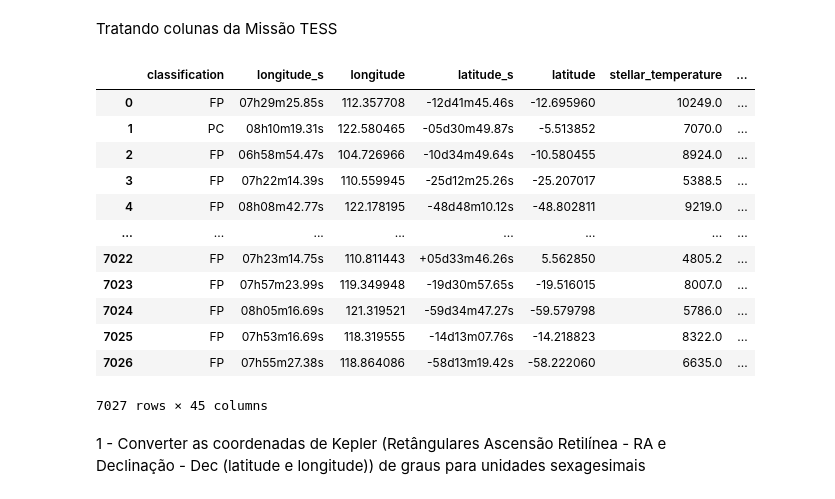
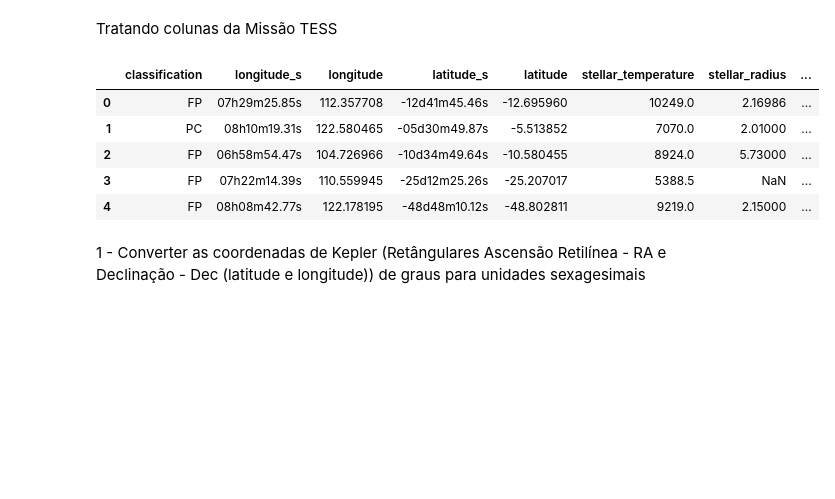
Before and after one commit to jnnastti/EstelarClass, a Jupyter notebook: EstelarClass.ipynb, the cells around one changed output. Saved outputs shown, nothing was run; the diff lists cells and outputs as text; code cells hidden in the pictures; blank space fills up the shorter version.

```diff
--- a/EstelarClass.ipynb
+++ b/EstelarClass.ipynb
@@ -128,49 +114,42 @@ tess_columns = [
     'st_dist',
     'st_logg',
     'pl_orbper',
-    'pl_trandurh',
+   # 'pl_trandurh',
     'pl_trandep',
     'pl_insol'
 ]
 
 tess_data = tess[tess_columns].copy()
 
 tess_columns_name = {
     'tfopwg_disp': 'classification',
     'rastr' : 'longitude_s',
     'ra' : 'longitude',
     'decstr' : 'latitude_s',
     'dec' : 'latitude',
     'st_teff' : 'stellar_temperature',
     'st_rad' : 'stellar_radius',
     'pl_rade' : 'planet_radius',
     'pl_eqt' : 'eq_temperature',
     'st_dist' : 'distance',
     'st_logg' : 'stellar_sur_gravity',
     'pl_orbper' : 'orbital_period',
-    'pl_trandurh' : 'duration',
+   # 'pl_trandurh' : 'duration',
     'pl_trandep' : 'depth',
     'pl_insol' : 'insol_flux'
 }
 
 tess_data.rename(columns=tess_columns_name, inplace=True)
 
 
-tess_data
+tess_data.head(5)
 # %% [output]
-|  | classification | longitude_s | longitude | latitude_s | latitude | stellar_temperature | ... |
-| 0 | FP | 07h29m25.85s | 112.357708 | -12d41m45.46s | -12.695960 | 10249.0 | ... |
-| 1 | PC | 08h10m19.31s | 122.580465 | -05d30m49.87s | -5.513852 | 7070.0 | ... |
-| 2 | FP | 06h58m54.47s | 104.726966 | -10d34m49.64s | -10.580455 | 8924.0 | ... |
-| 3 | FP | 07h22m14.39s | 110.559945 | -25d12m25.26s | -25.207017 | 5388.5 | ... |
-| 4 | FP | 08h08m42.77s | 122.178195 | -48d48m10.12s | -48.802811 | 9219.0 | ... |
-| ... | ... | ... | ... | ... | ... | ... | ... |
-| 7022 | FP | 07h23m14.75s | 110.811443 | +05d33m46.26s | 5.562850 | 4805.2 | ... |
-| 7023 | FP | 07h57m23.99s | 119.349948 | -19d30m57.65s | -19.516015 | 8007.0 | ... |
-| 7024 | FP | 08h05m16.69s | 121.319521 | -59d34m47.27s | -59.579798 | 5786.0 | ... |
-| 7025 | FP | 07h53m16.69s | 118.319555 | -14d13m07.76s | -14.218823 | 8322.0 | ... |
-| 7026 | FP | 07h55m27.38s | 118.864086 | -58d13m19.42s | -58.222060 | 6635.0 | ... |
+|  | classification | longitude_s | longitude | latitude_s | latitude | stellar_temperature | stellar_radius | ... |
+| 0 | FP | 07h29m25.85s | 112.357708 | -12d41m45.46s | -12.695960 | 10249.0 | 2.16986 | ... |
+| 1 | PC | 08h10m19.31s | 122.580465 | -05d30m49.87s | -5.513852 | 7070.0 | 2.01000 | ... |
+| 2 | FP | 06h58m54.47s | 104.726966 | -10d34m49.64s | -10.580455 | 8924.0 | 5.73000 | ... |
+| 3 | FP | 07h22m14.39s | 110.559945 | -25d12m25.26s | -25.207017 | 5388.5 | NaN | ... |
+| 4 | FP | 08h08m42.77s | 122.178195 | -48d48m10.12s | -48.802811 | 9219.0 | 2.15000 | ... |
-7027 rows × 45 columns
 # %% [markdown]
 1 - Converter as coordenadas de Kepler (Retângulares Ascensão Retilínea - RA e Declinação - Dec (latitude e longitude)) de graus para unidades sexagesimais
 # %%
```
Also changed, not shown: parts of 20 cells of this notebook, 2 other files.
